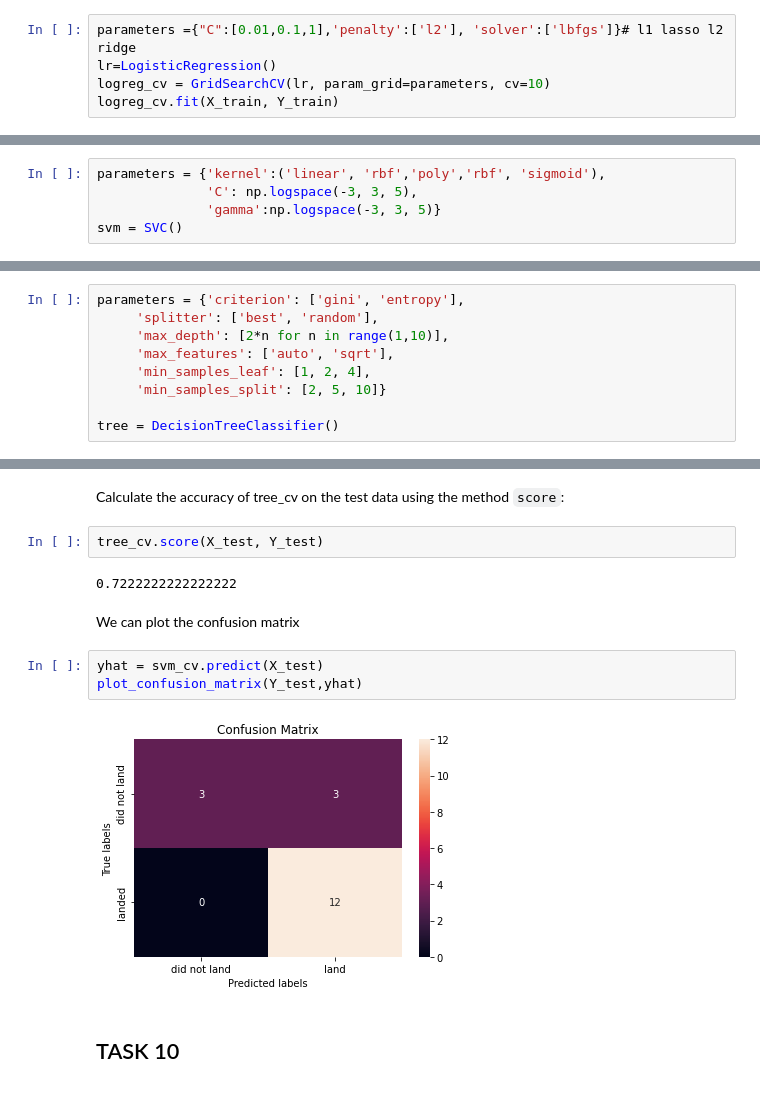
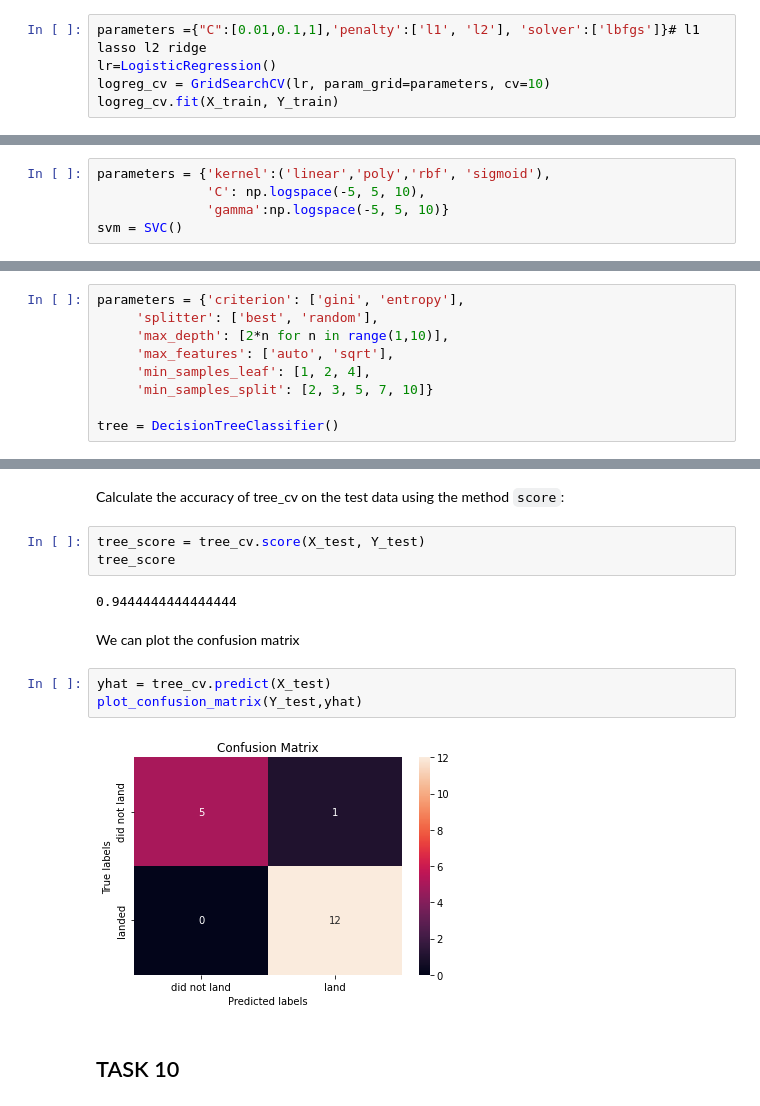
Before and after one commit to Matmod12/data-science-capstone, a Jupyter notebook: SpaceX_Machine Learning Prediction_Part_5 (2).ipynb, the cells around one changed output, grey strips where cells are left out. Cells and saved outputs as stored; diff of their text form.

```diff
--- a/SpaceX_Machine Learning Prediction_Part_5.ipynb
+++ b/SpaceX_Machine Learning Prediction_Part_5 (2).ipynb
@@ -183,7 +183,7 @@ parameters ={'C':[0.01,0.1,1],
              'penalty':['l2'],
              'solver':['lbfgs']}
 # %%
-parameters ={"C":[0.01,0.1,1],'penalty':['l2'], 'solver':['lbfgs']}# l1 lasso l2 ridge
+parameters ={"C":[0.01,0.1,1],'penalty':['l1', 'l2'], 'solver':['lbfgs']}# l1 lasso l2 ridge
 lr=LogisticRegression()
 logreg_cv = GridSearchCV(lr, param_grid=parameters, cv=10)
 logreg_cv.fit(X_train, Y_train)
@@ -221,9 +222,9 @@ Examining the confusion matrix, we see that logistic regression can distinguish
 # %% [markdown]
 Create a support vector machine object then  create a  <code>GridSearchCV</code> object  <code>svm_cv</code> with cv - 10.  Fit the object to find the best parameters from the dictionary <code>parameters</code>.
 # %%
-parameters = {'kernel':('linear', 'rbf','poly','rbf', 'sigmoid'),
-              'C': np.logspace(-3, 3, 5),
-              'gamma':np.logspace(-3, 3, 5)}
+parameters = {'kernel':('linear','poly','rbf', 'sigmoid'),
+              'C': np.logspace(-5, 5, 10),
+              'gamma':np.logspace(-5, 5, 10)}
 svm = SVC()
 # %%
 svm_cv = GridSearchCV(svm, param_grid=parameters, cv=10)
@@ -266,7 +270,7 @@ parameters = {'criterion': ['gini', 'entropy'],
      'max_depth': [2*n for n in range(1,10)],
      'max_features': ['auto', 'sqrt'],
      'min_samples_leaf': [1, 2, 4],
-     'min_samples_split': [2, 5, 10]}
+     'min_samples_split': [2, 3, 5, 7, 10]}
 
 tree = DecisionTreeClassifier()
 # %%
@@ -291,16 +295,17 @@ accuracy : 0.8892857142857145
 # %% [markdown]
 Calculate the accuracy of tree_cv on the test data using the method <code>score</code>:
 # %%
-tree_cv.score(X_test, Y_test)
+tree_score = tree_cv.score(X_test, Y_test)
+tree_score
 # %% [output]
-0.7222222222222222
+0.9444444444444444
 # %% [markdown]
 We can plot the confusion matrix
 # %%
-yhat = svm_cv.predict(X_test)
+yhat = tree_cv.predict(X_test)
 plot_confusion_matrix(Y_test,yhat)
 # %% [output]
-[figure, old version]
+[figure, new version]
 # %% [markdown]
 ## TASK  10
 # %% [markdown]
```
Also changed, not shown: parts of 11 cells of this notebook, 2 other files.
